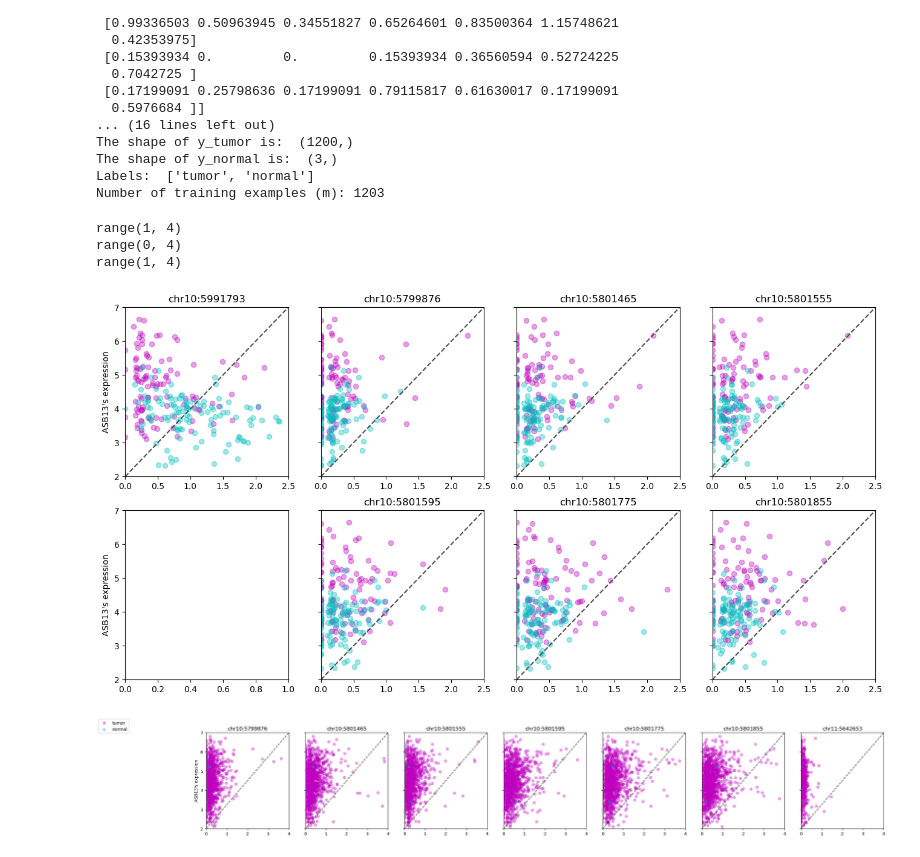
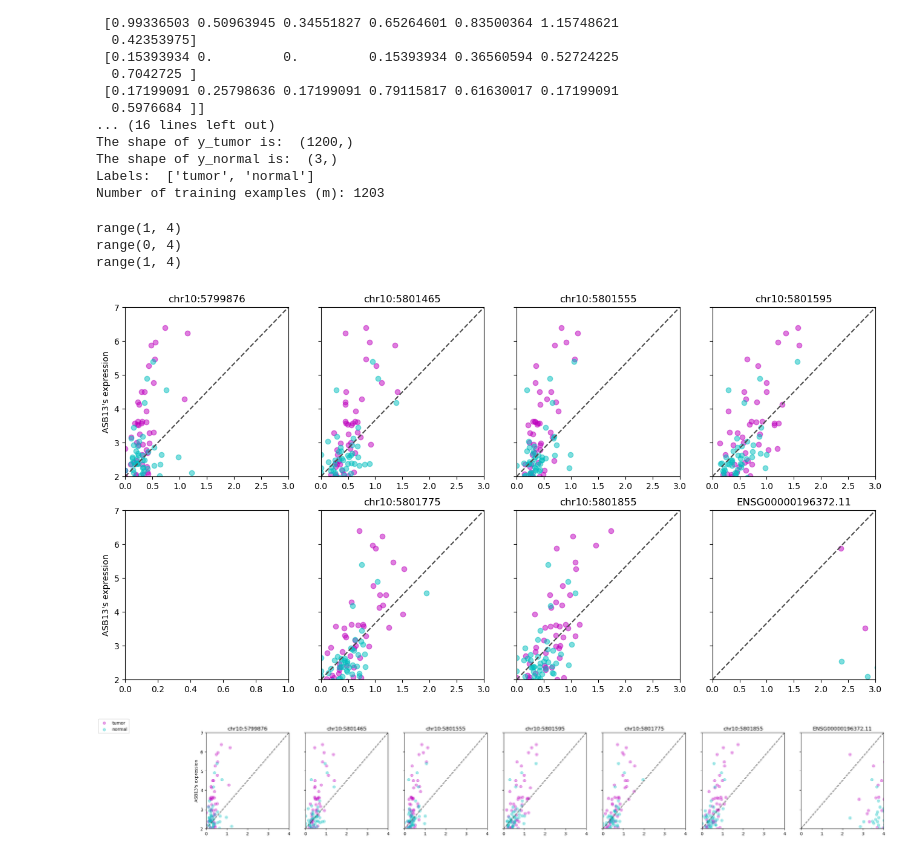
Before and after one commit to ZouJoelin/bio_statistic, a Jupyter notebook: plot.ipynb, the cells around one changed output. Cells and saved outputs as stored; diff of their text form; code cells hidden in the pictures.

```diff
--- a/plot.ipynb
+++ b/plot.ipynb
@@ -8,9 +8,9 @@ import copy
 import math
 # %%
 # load the dataset
-file = "data/data_new1.txt"
+file = "data/data_contrast.txt"
 x_train, y_train = load_data_multi(file)
-devide = 112   #1059
+devide = 109   #1059
 x_tumor = x_train[0:devide, :]
 x_normal = x_train[devide:, :]
 y_tumor = y_train[0:devide]
@@ -67,32 +67,32 @@ Number of training examples (m): 1203
 # %%
 fig,ax=plt.subplots(2, 4, figsize=(16, 8), sharey=True)
 print(range(len(ax[0]))[1:])
 shift = 0
 id = 0
 for i in range(len(ax)):
     shift = i
     print(range(len(ax[0]))[shift:])
     for j in range(len(ax[0]))[shift:]:
-        ax[i][j].set_xlim(0,2.5)
+        ax[i][j].set_xlim(0,3)
         ax[i][j].set_ylim(2,7)
         #print(i*len(ax[0])+j)
-        ax[i][j].scatter(x_tumor[:,id], y_tumor, c="m", alpha=0.37, marker="o")
-        ax[i][j].scatter(x_normal[:,id], y_normal,c="c", alpha=0.37, marker="o")
+        ax[i][j].scatter(x_tumor[:,id], y_tumor, c="m", alpha=0.5, marker="o")
+        ax[i][j].scatter(x_normal[:,id], y_normal,c="c", alpha=0.5, marker="o")
 
         ax[i][j].set_title(x_header[id])
         ax[i][j].plot(ax[i][j].get_xlim(), ax[i][j].get_ylim(), ls="--", c=".3")
         id+=1
 
 #fig.legend(labels, loc = "left")
 ax[0][0].set_ylabel("ASB13's expression")
 ax[1][0].set_ylabel("ASB13's expression")
 
 plt.show()
 # %% [output]
 range(1, 4)
 range(0, 4)
 range(1, 4)
-[figure, old version]
+[figure, new version]
 # %%
 fig,ax=plt.subplots(1, 7, figsize=(28, 4), sharey=True)
 for i in range(len(ax)):
@@ -108,7 +108,7 @@ fig.legend(labels, loc = "upper left")
 ax[0].set_ylabel("ASB13's expression")
 plt.show()
 # %% [output]
-[figure, old version]
+[figure, new version]
 # %%
 fig,ax=plt.subplots(2, 4, figsize=(16, 8), sharey=True)
 print(range(len(ax[0]))[1:])
```
Also changed, not shown: parts of 3 cells of this notebook, 5 other files.
